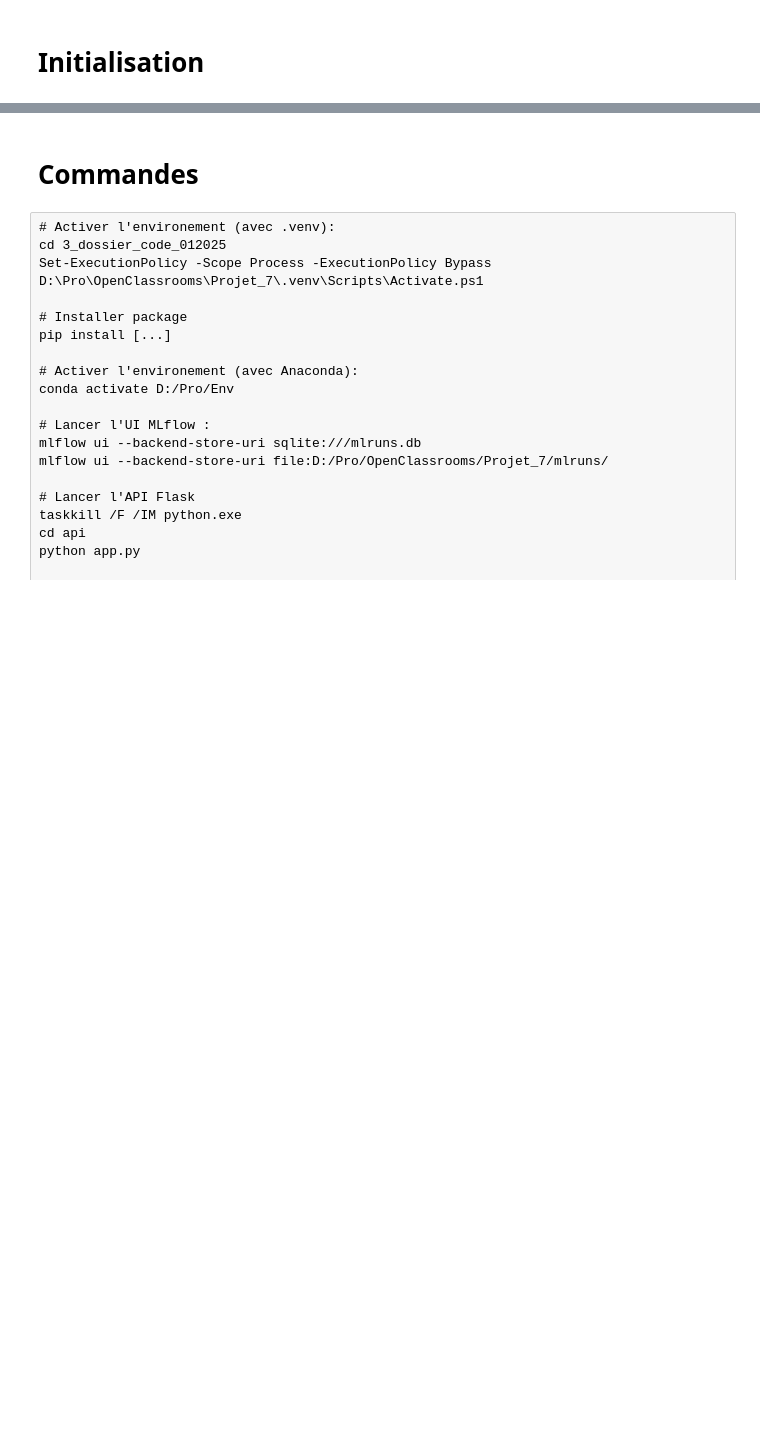
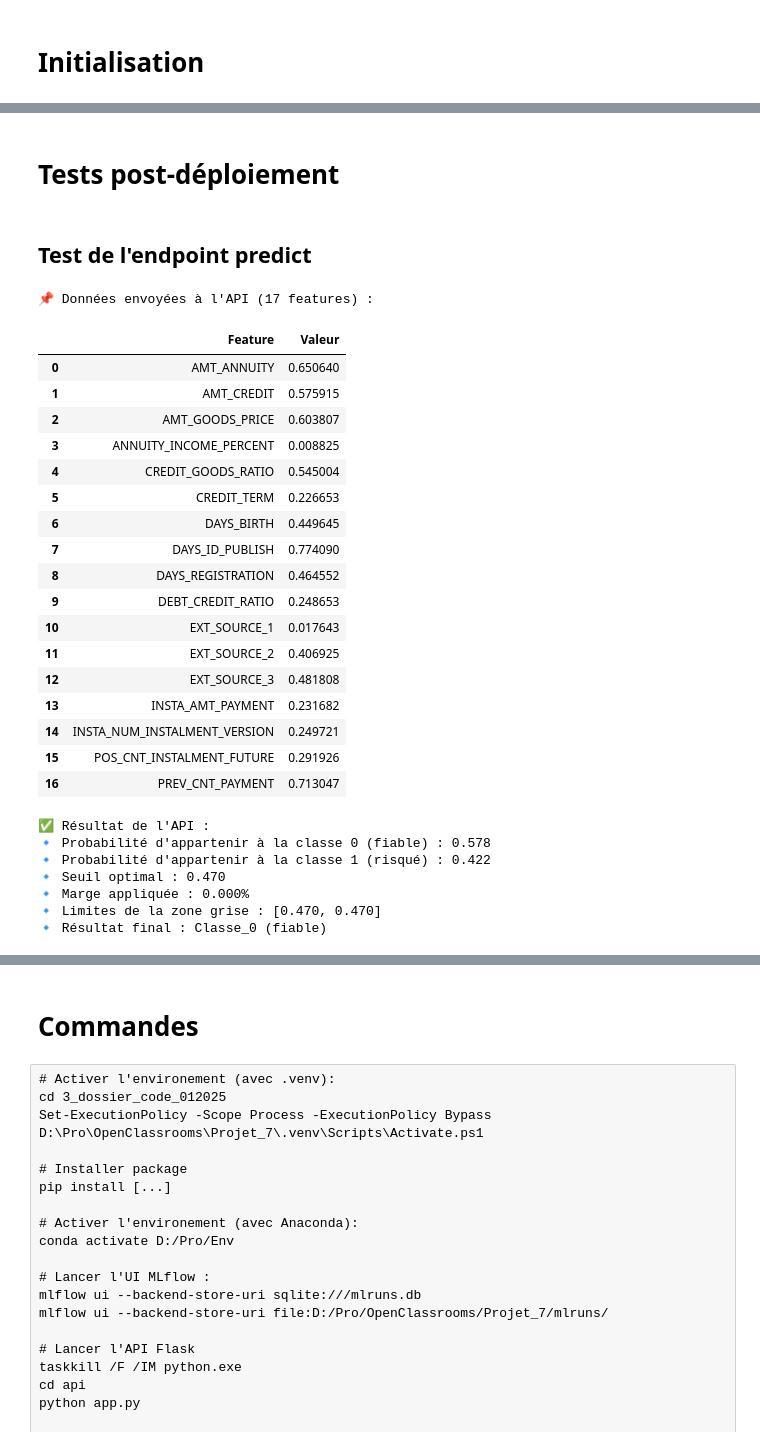
Before and after one commit to davfgh/Projet7_OpenClassrooms, a Jupyter notebook: api/Farizon_David_5_notebook_test_API_0125.ipynb, the cells around one changed output, grey strips where cells are left out. Cells and saved outputs as stored; diff of their text form; code cells hidden in the pictures; blank space fills up the shorter version.

Commit message:
Finalisation

```diff
--- a/api/Farizon_David_5_notebook_test_API_0125.ipynb
+++ b/api/Farizon_David_5_notebook_test_API_0125.ipynb
@@ -248,0 +232,73 @@ Error:
+# %% [markdown]
+# Tests post-déploiement
+# %% [markdown]
+## Test de l'endpoint predict
+# %%
+# ✅ Extraction des features uniquement
+if "features" in model_data:
+    features_list = model_data["features"]
+
+    # 📌 Générer un DataFrame avec les bonnes colonnes
+    app_test_features = pd.DataFrame(columns=features_list)
+
+    # 📌 Ajouter une ligne aléatoire avec des valeurs simulées
+    app_test_features.loc[0] = np.random.rand(len(features_list))
+
+    # 📌 Sélection d'une ligne aléatoire sous forme de dictionnaire
+    random_sample = app_test_features.iloc[0].to_dict()
+
+    # 📌 Affichage des données envoyées sous forme de tableau
+    print(f"📌 Données envoyées à l'API ({len(features_list)} features) :")
+    df_sample = pd.DataFrame(random_sample.items(), columns=["Feature", "Valeur"])
+    display(df_sample)
+
+# 📌 Envoi de la requête à l'API locale
+api_url = "https://prediction-api.azurewebsites.net/predict"
+
+try:
+    response = requests.post(api_url, json=random_sample)
+
+    # 📌 Affichage du résultat détaillé
+    if response.status_code == 200:
+        response_data = response.json()
+
+        print("\n✅ Résultat de l'API :")
+        print(f"🔹 Probabilité d'appartenir à la classe 0 (fiable) : {response_data['probability_class_0']:.3f}")
+        print(f"🔹 Probabilité d'appartenir à la classe 1 (risqué) : {response_data['probability_class_1']:.3f}")
+        print(f"🔹 Seuil optimal : {response_data['optimal_threshold']:.3f}")
+        print(f"🔹 Marge appliquée : {response_data['margin']:.3f}%")
+        print(f"🔹 Limites de la zone grise : [{response_data['lower_bound']:.3f}, {response_data['upper_bound']:.3f}]")
+        print(f"🔹 Résultat final : {response_data['prediction']}")
+
+    else:
+        print(f"❌ Erreur lors de l'appel API : {response.status_code}, {response.text}")
+
+except requests.exceptions.RequestException as e:
+    print(f"❌ Erreur de connexion à l'API : {e}")
+# %% [output]
+📌 Données envoyées à l'API (17 features) :
+|  | Feature | Valeur |
+| 0 | AMT_ANNUITY | 0.650640 |
+| 1 | AMT_CREDIT | 0.575915 |
+| 2 | AMT_GOODS_PRICE | 0.603807 |
+| 3 | ANNUITY_INCOME_PERCENT | 0.008825 |
+| 4 | CREDIT_GOODS_RATIO | 0.545004 |
+| 5 | CREDIT_TERM | 0.226653 |
+| 6 | DAYS_BIRTH | 0.449645 |
+| 7 | DAYS_ID_PUBLISH | 0.774090 |
+| 8 | DAYS_REGISTRATION | 0.464552 |
+| 9 | DEBT_CREDIT_RATIO | 0.248653 |
+| 10 | EXT_SOURCE_1 | 0.017643 |
+| 11 | EXT_SOURCE_2 | 0.406925 |
+| 12 | EXT_SOURCE_3 | 0.481808 |
+| 13 | INSTA_AMT_PAYMENT | 0.231682 |
+| 14 | INSTA_NUM_INSTALMENT_VERSION | 0.249721 |
+| 15 | POS_CNT_INSTALMENT_FUTURE | 0.291926 |
+| 16 | PREV_CNT_PAYMENT | 0.713047 |
+✅ Résultat de l'API :
+🔹 Probabilité d'appartenir à la classe 0 (fiable) : 0.578
+🔹 Probabilité d'appartenir à la classe 1 (risqué) : 0.422
+🔹 Seuil optimal : 0.470
+🔹 Marge appliquée : 0.000%
+🔹 Limites de la zone grise : [0.470, 0.470]
+🔹 Résultat final : Classe_0 (fiable)
```
Also changed, not shown: parts of 10 cells of this notebook, 5 other files.
